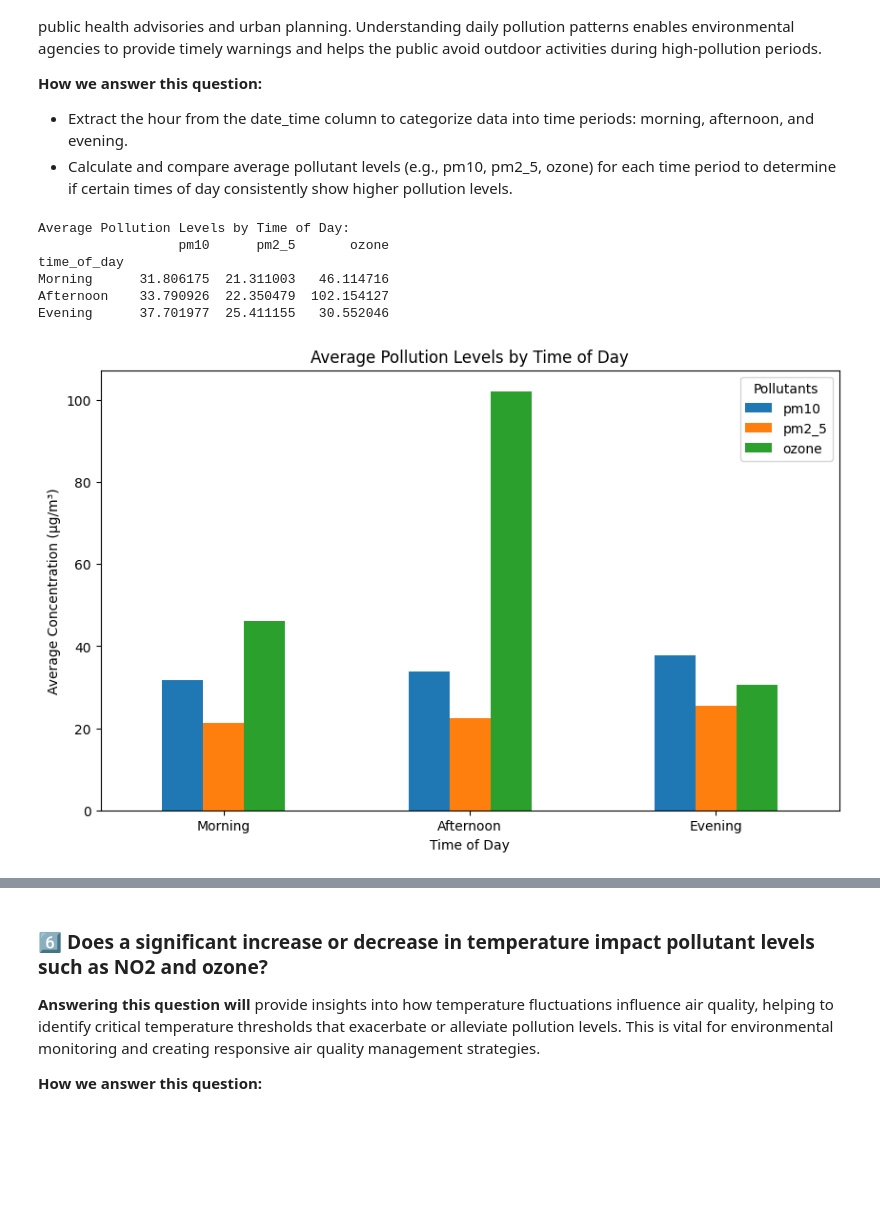
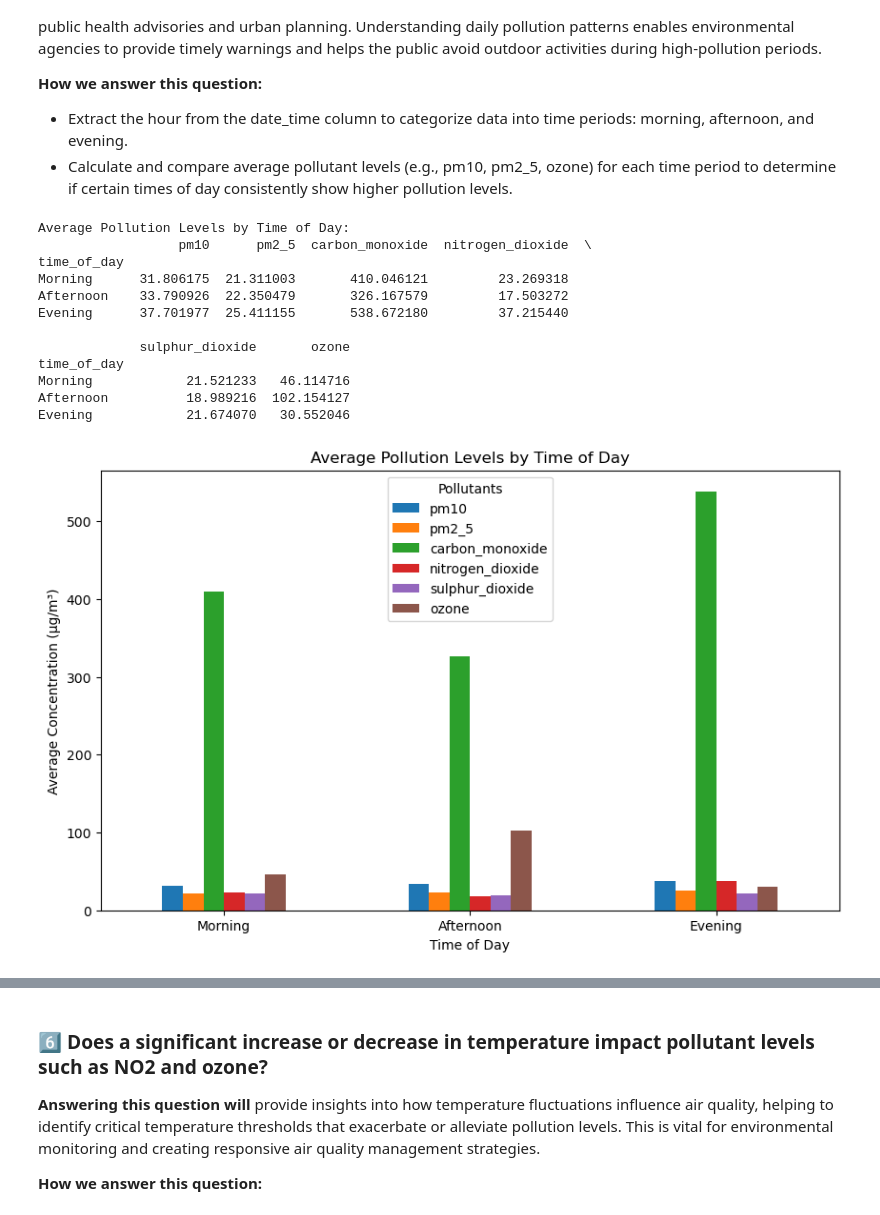
Before and after one commit to mtue04/HCMC-WAQ-Analysis, a Jupyter notebook: notebooks/3.2 - questioning.ipynb, the cells around one changed output, grey strips where cells are left out. Cells and saved outputs as stored; diff of their text form; code cells hidden in the pictures; blank space fills up the shorter version.

```diff
--- a/notebooks/3.2 - questioning.ipynb
+++ b/notebooks/3.2 - questioning.ipynb
@@ -440,36 +440,42 @@ def categorize_time_of_day(hour):
 # %%
 df5 = df_cleaned.copy()
 
 df5['time_of_day'] = df5['date_time'].dt.hour.apply(categorize_time_of_day)
 
 # Calculate average pollutant levels by time of day
-pollutants = ['pm10', 'pm2_5', 'ozone']  # Add or remove pollutants as needed
+pollutants = ['pm10', 'pm2_5', 'carbon_monoxide', 'nitrogen_dioxide', 'sulphur_dioxide', 'ozone']
 avg_pollution_by_time = df5.groupby('time_of_day')[pollutants].mean()
 
 # Sort to show in a logical order: Morning, Afternoon, Evening
 avg_pollution_by_time = avg_pollution_by_time.reindex(['Morning', 'Afternoon', 'Evening'])
 
 # Display the results
 print("Average Pollution Levels by Time of Day:")
 print(avg_pollution_by_time)
 
 
 avg_pollution_by_time.plot(kind='bar', figsize=(10, 6))
 plt.title("Average Pollution Levels by Time of Day")
 plt.xlabel("Time of Day")
 plt.ylabel("Average Concentration (µg/m³)")
 plt.xticks(rotation=0)
 plt.legend(title="Pollutants")
 plt.savefig(question5_path)
 plt.show()
 # %% [output]
 Average Pollution Levels by Time of Day:
-                  pm10      pm2_5       ozone
+                  pm10      pm2_5  carbon_monoxide  nitrogen_dioxide  \
 time_of_day
-Morning      31.806175  21.311003   46.114716
-Afternoon    33.790926  22.350479  102.154127
-Evening      37.701977  25.411155   30.552046
+Morning      31.806175  21.311003       410.046121         23.269318
+Afternoon    33.790926  22.350479       326.167579         17.503272
+Evening      37.701977  25.411155       538.672180         37.215440
+
+             sulphur_dioxide       ozone
+time_of_day
+Morning            21.521233   46.114716
+Afternoon          18.989216  102.154127
+Evening            21.674070   30.552046
-[figure, old version]
+[figure, new version]
 # %% [markdown]
 #### ✍️ **Comments**
 Based on the chart, we can observe the following:
```
Also changed, not shown: parts of 3 cells of this notebook, 10 other files.
